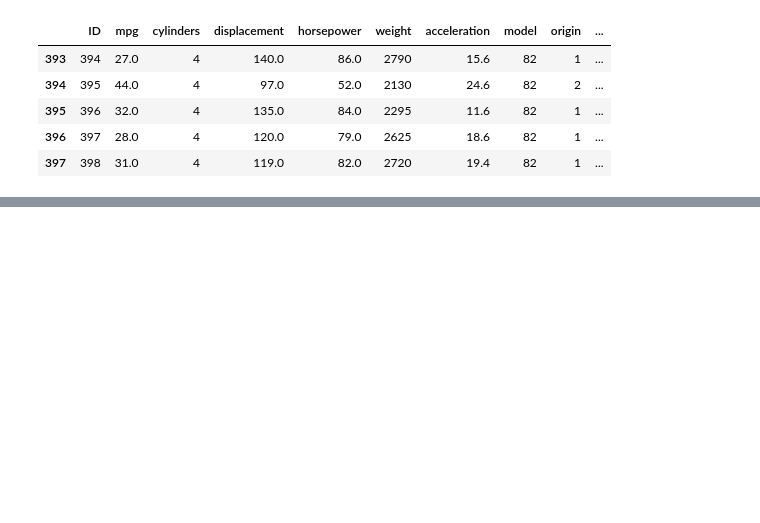
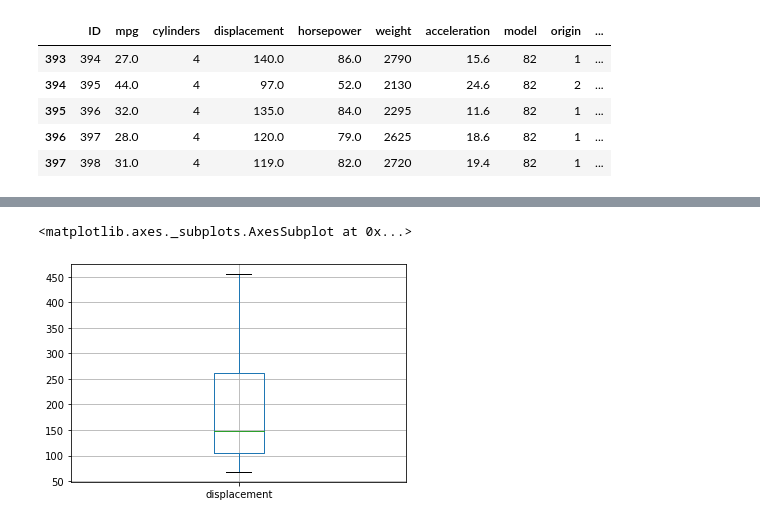
Before and after one commit to brianduran/eda_with_pandas, a Jupyter notebook: handling_outliers.ipynb, the cells around one changed output, grey strips where cells are left out. Cells and saved outputs as stored; diff of their text form; code cells hidden in the pictures; blank space fills up the shorter version.

```diff
--- a/handling_outliers.ipynb
+++ b/handling_outliers.ipynb
@@ -39,0 +46,5 @@ cars_df.drop(cars_df[cars_df["displacement"] >= 1000].index).tail(5)
+# %%
+new_car_df.boxplot(column=["displacement"])
+# %% [output]
+<matplotlib.axes._subplots.AxesSubplot at 0x...>
+[figure, added]
```
Also changed, not shown: parts of 6 cells of this notebook, 6 other files.
